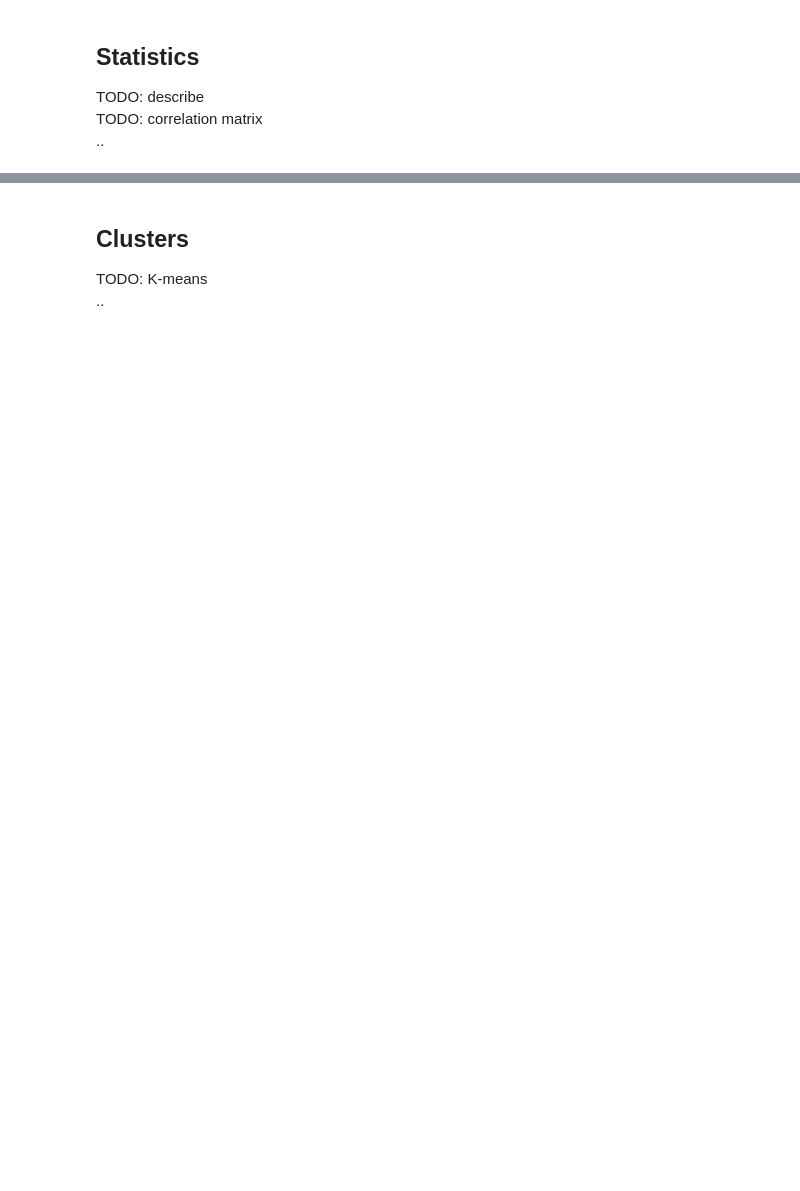
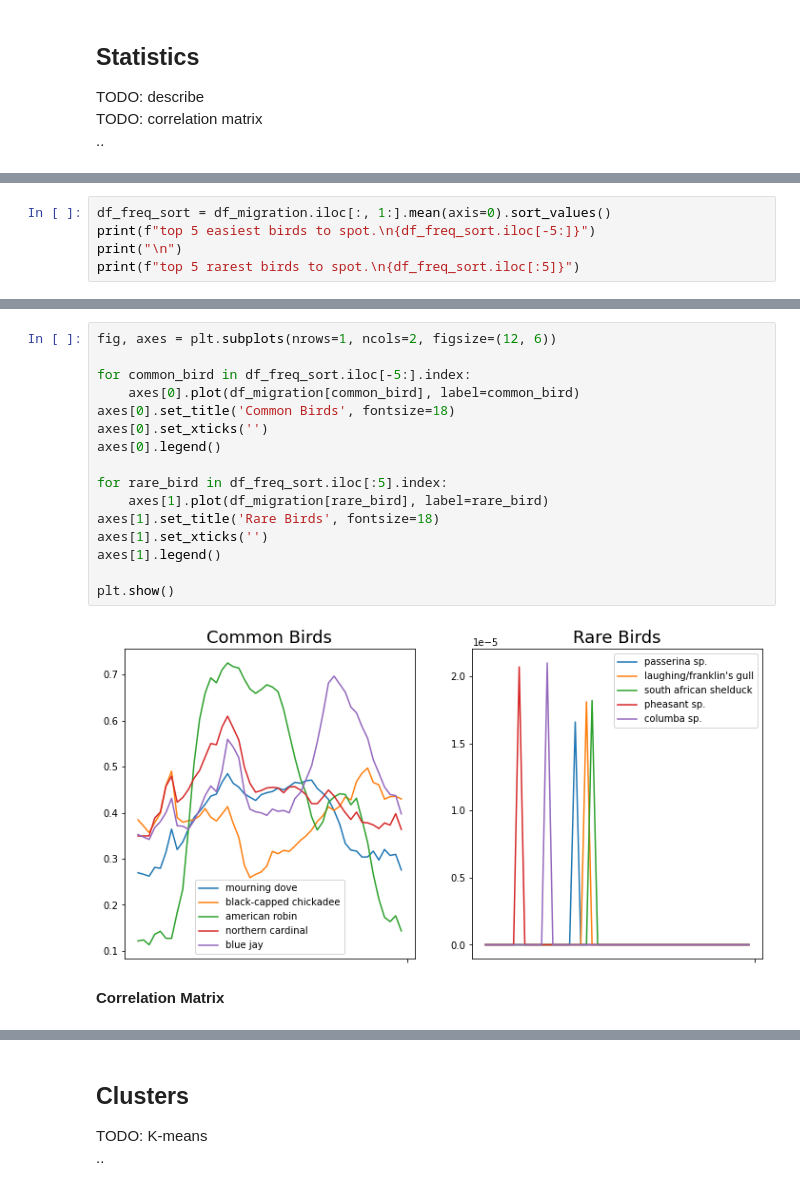
Before and after one commit to ChopinYan/birds-migration, a Jupyter notebook: migration_statistics.ipynb, the cells around one changed output, grey strips where cells are left out. Cells and saved outputs as stored; diff of their text form; blank space fills up the shorter version.

```diff
--- a/migration_statistics.ipynb
+++ b/migration_statistics.ipynb
@@ -87,0 +99,5 @@ TODO: correlation matrix
+# %%
+df_freq_sort = df_migration.iloc[:, 1:].mean(axis=0).sort_values()
+print(f"top 5 easiest birds to spot.\n{df_freq_sort.iloc[-5:]}")
+print("\n")
+print(f"top 5 rarest birds to spot.\n{df_freq_sort.iloc[:5]}")
@@ -88 +121,21 @@ TODO: correlation matrix
+# %%
+fig, axes = plt.subplots(nrows=1, ncols=2, figsize=(12, 6))
+
+for common_bird in df_freq_sort.iloc[-5:].index:
+    axes[0].plot(df_migration[common_bird], label=common_bird)
+axes[0].set_title('Common Birds', fontsize=18)
+axes[0].set_xticks('')
+axes[0].legend()
+
+for rare_bird in df_freq_sort.iloc[:5].index:
+    axes[1].plot(df_migration[rare_bird], label=rare_bird)
+axes[1].set_title('Rare Birds', fontsize=18)
+axes[1].set_xticks('')
+axes[1].legend()
+
+plt.show()
+# %% [output]
+[figure, added]
+# %% [markdown]
+**<font face="Times New Roman">Correlation Matrix</font>**
 # %%
```
Also changed, not shown: parts of 16 cells of this notebook.
